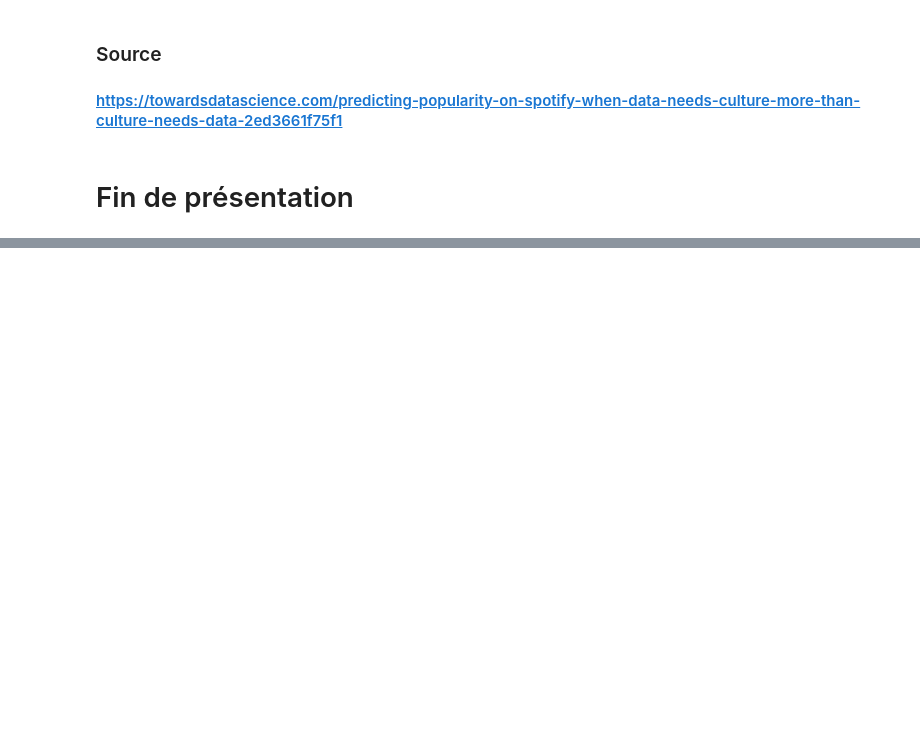
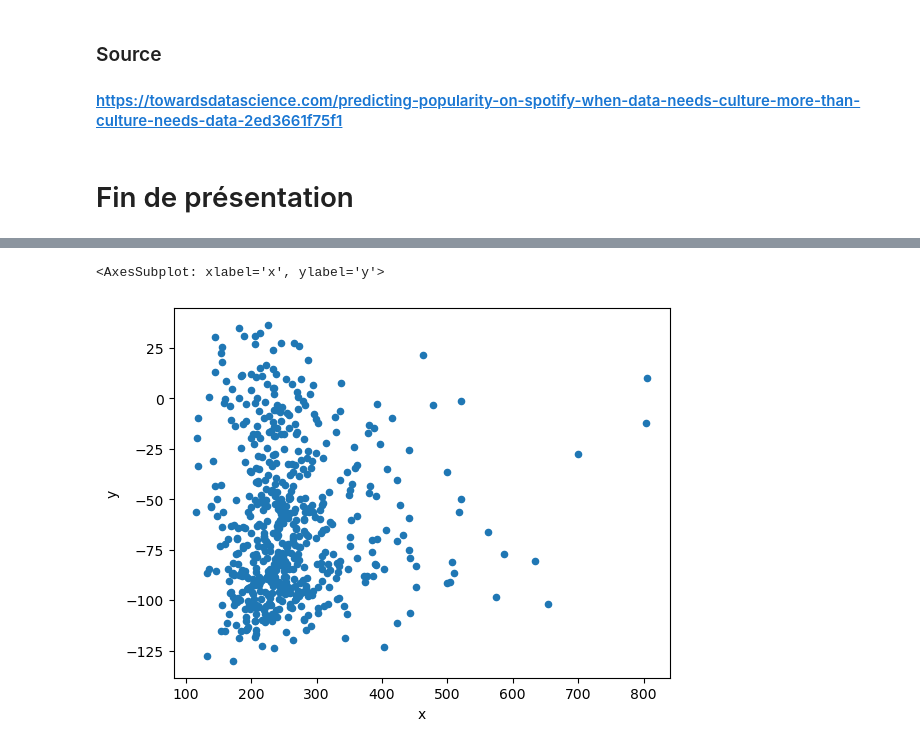
Before and after one commit to Sunland1/ML2_spotify, a Jupyter notebook: notebook.ipynb, the cells around one changed output, grey strips where cells are left out. Drawn from its saved outputs; the diff is of its cells as text; code cells hidden in the pictures; blank space fills up the shorter version.

Commit message:
kmeans

```diff
--- a/notebook.ipynb
+++ b/notebook.ipynb
@@ -423,0 +491,4 @@ fig = df.plot.scatter(x="Acousticness", y="prediction")
+# %%
+kmodel = Pipeline(stages=[indexer_label]+[encoders]+[assembler]+[pca]+[kmeans]).fit(train)
+# %%
+kpredictions = kmodel.transform(test)
@@ -423,0 +513,2 @@ fig = df.plot.scatter(x="Acousticness", y="prediction")
+# %%
+df = kpredictions.select(['pca_features', 'prediction']).toPandas()
@@ -423,0 +531,7 @@ fig = df.plot.scatter(x="Acousticness", y="prediction")
+# %%
+df = pd.DataFrame(df.pca_features.to_list())
+# %%
+df.rename(columns={0: "x", 1: "y"}).plot.scatter(x= 'x', y='y')
+# %% [output]
+<AxesSubplot: xlabel='x', ylabel='y'>
+[figure, added]
```
Also changed, not shown: parts of 24 cells of this notebook.
